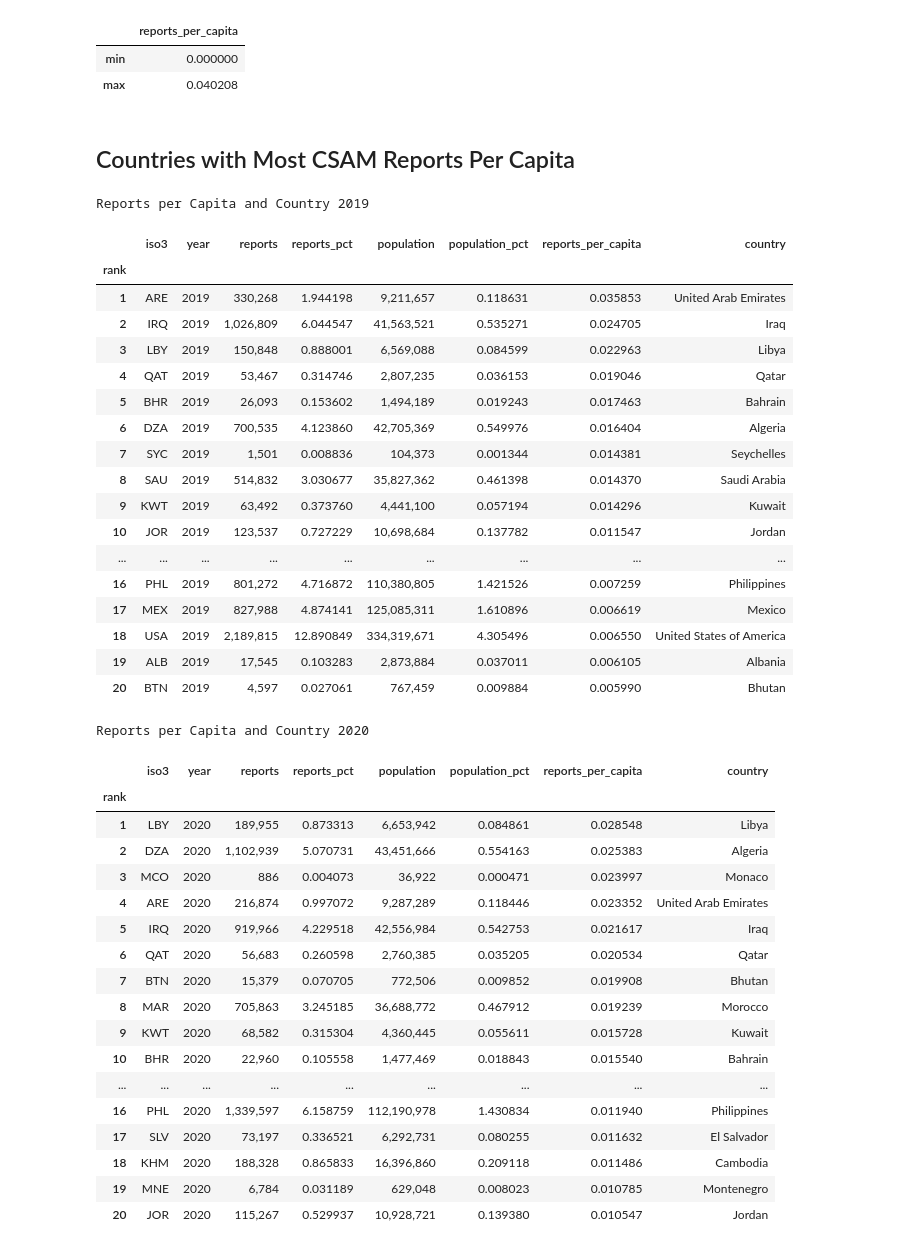
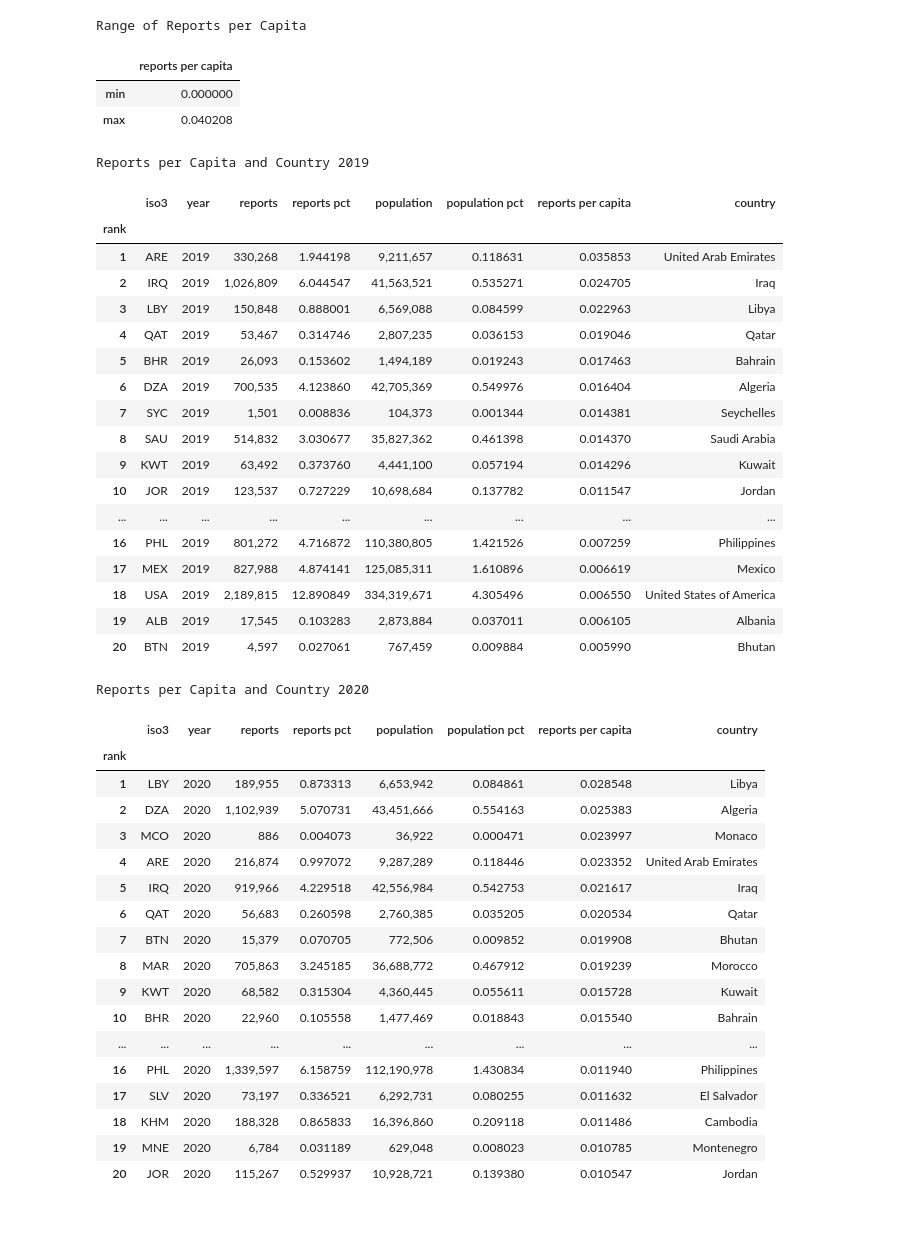
Before and after one commit to apparebit/diaphanous, a Jupyter notebook: analysis.ipynb, the cells around one changed output. Drawn from its saved outputs; the diff is of its cells as text; code cells hidden in the pictures; blank space fills up the shorter version.

```diff
--- a/analysis.ipynb
+++ b/analysis.ipynb
@@ -1,4 +5,5 @@
 # %%
+from functools import partial
 from intransparent import (
     YEAR_LABELS,
     ingest_reports_per_country,
@@ -8,22 +13,18 @@ from intransparent import (
     REPORTS_PER_PLATFORM,
     ingest_reports_per_platform,
     compare_all_platform_reports,
-
-    show_html,
-    show_info,
-    show_table,
 )
 
 import intransparent.meta as meta
 
-show_html(h1='CSAM Reports per Country', h2='Preliminaries')
+from show import mx, show
 
-country_data = ingest_reports_per_country('./data', logger=show_info)
+logger = partial(show, schema=True)
+country_data = ingest_reports_per_country('./data', logger=logger)
 
 countries_without, reports_without = (
     without_populations(country_data.reports, country_data.populations))
-show_html(
-    f'{countries_without.shape[0]} countries with reports but without population '
-    'statistics. They also account for very few reports.')
-show_table(reports_without, title='Reports for Countries<br>w/o Population Stats')
+show(f'{countries_without.shape[0]} countries have reports but not population '
+     'statistics. They also account for very few reports.')
+show(reports_without, caption='Reports for Countries<br>w/o Population Stats')
 # %% [output]
@@ -72,8 +73,4 @@ w/o Population Stats
 # %%
-show_html(
-    h2='Regions with Most CSAM Reports',
-    p='Selection does <em>not</em> take population counts into consideration.')
-
 most_reports = (
     country_data.reports_per_capita
     .groupby(['year', 'region'])
@@ -82,9 +79,10 @@ most_reports = (
 )
 
 for year in YEAR_LABELS:
-    show_table(
-        most_reports.query(f'year == "{year}"').head(20),
-        title=f'Regions with most CSAM Reports {year}',
-        highlights=['reports', 'reports_pct'],
+    top20 = most_reports.query(f'year == "{year}"').head(20)
+    show(
+        top20,
+        caption=f'Regions by CSAM Reports {year}',
+        highlight_columns=['reports', 'reports_pct'],
     )
 # %% [output]
@@ -169,16 +167,11 @@ Regions with most CSAM Reports 2022
 # %%
-show_html(h2='Range of Reports Per Capita (All Years)')
-
 rpc_range = country_data.reports_per_capita.agg({'reports_per_capita': ['min', 'max']})
-show_table(rpc_range)
-
-
-show_html(h2='Countries with Most CSAM Reports Per Capita')
+show(rpc_range, caption='Range of Reports per Capita')
 
 for year, year_data in reports_per_capita_country_year(country_data):
-    show_table(
+    show(
         year_data.head(20),
-        title=f'Reports per Capita and Country {year}',
-        highlights='reports_per_capita',
+        caption=f'Reports per Capita and Country {year}',
+        highlight_columns='reports_per_capita',
     )
 # %% [output]
@@ -186,9 +178,9 @@ Range of Reports Per Capita (All Years)
+Range of Reports per Capita
-|  | reports_per_capita |
+|  | reports per capita |
 | min | 0.000000 |
 | max | 0.040208 |
-Countries with Most CSAM Reports Per Capita
-Reports per Capita and Country 2019
+Reports per Capita and Country 2019
-|  | iso3 | year | reports | reports_pct | population | population_pct | reports_per_capita | country |
+|  | iso3 | year | reports | reports pct | population | population pct | reports per capita | country |
 | rank |  |  |  |  |  |  |  |  |
 | 1 | ARE | 2019 | 330,268 | 1.944198 | 9,211,657 | 0.118631 | 0.035853 | United Arab Emirates |
 | 2 | IRQ | 2019 | 1,026,809 | 6.044547 | 41,563,521 | 0.535271 | 0.024705 | Iraq |
@@ -206,8 +198,8 @@ Reports per Capita and Country 2019
 | 18 | USA | 2019 | 2,189,815 | 12.890849 | 334,319,671 | 4.305496 | 0.006550 | United States of America |
 | 19 | ALB | 2019 | 17,545 | 0.103283 | 2,873,884 | 0.037011 | 0.006105 | Albania |
 | 20 | BTN | 2019 | 4,597 | 0.027061 | 767,459 | 0.009884 | 0.005990 | Bhutan |
-Reports per Capita and Country 2020
+Reports per Capita and Country 2020
-|  | iso3 | year | reports | reports_pct | population | population_pct | reports_per_capita | country |
+|  | iso3 | year | reports | reports pct | population | population pct | reports per capita | country |
 | rank |  |  |  |  |  |  |  |  |
 | 1 | LBY | 2020 | 189,955 | 0.873313 | 6,653,942 | 0.084861 | 0.028548 | Libya |
 | 2 | DZA | 2020 | 1,102,939 | 5.070731 | 43,451,666 | 0.554163 | 0.025383 | Algeria |
```
Also changed, not shown: parts of 14 cells of this notebook.
